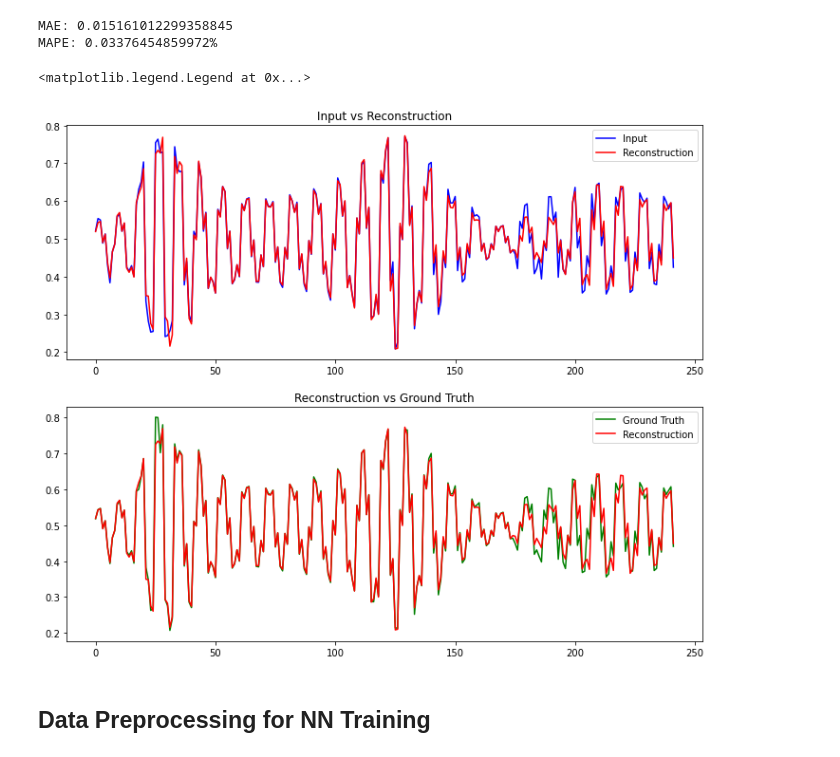
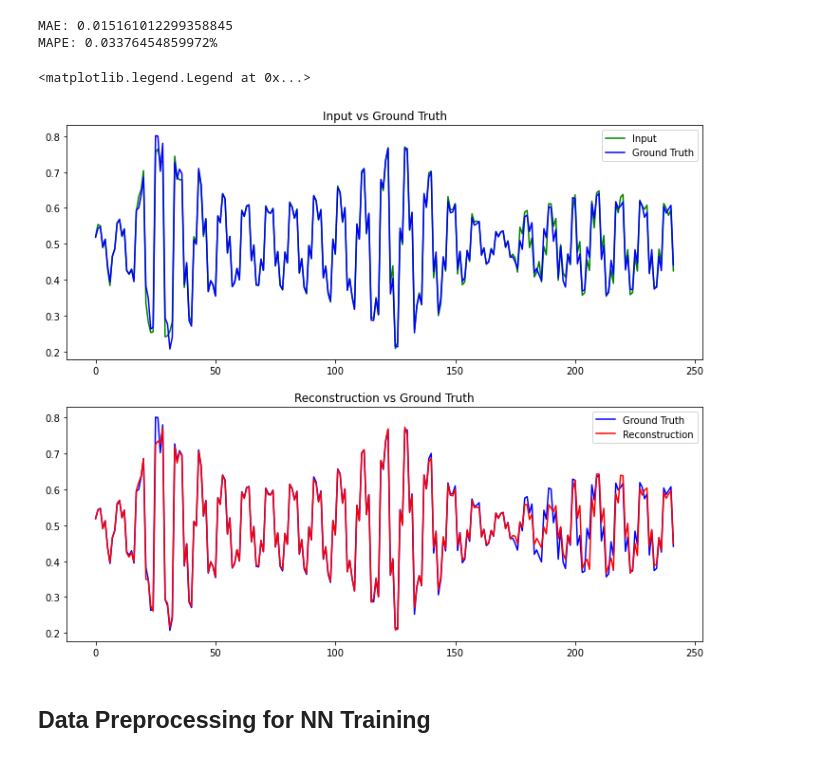
Before and after one commit to chen-xin-94/trelleborg, a Jupyter notebook: scripts/training/V27/Autoencoder.ipynb, the cells around one changed output. Saved outputs shown, nothing was run; the diff lists cells and outputs as text; code cells hidden in the pictures.

Commit message:
autoencoder to eliminate ip1k1 as noise

```diff
--- a/scripts/training/V27/Autoencoder.ipynb
+++ b/scripts/training/V27/Autoencoder.ipynb
@@ -383,8 +383,8 @@ autoencoder.save(os.path.join(SAVED_IN, MODEL_NAME))
 # %% [output]
 INFO:tensorflow:Assets written to: C:\Users\xin\OneDrive - bwstaff\xin\trelleborg\models\V27\autoencoder\autoencoder_baseline\assets
 # %%
-# MODEL_NAME = "autoencoder_baseline"
-# autoencoder = tf.keras.models.load_model(os.path.join(SAVED_IN, MODEL_NAME))
+MODEL_NAME = "autoencoder_baseline"
+autoencoder = tf.keras.models.load_model(os.path.join(SAVED_IN, MODEL_NAME))
 # %%
 # Evaluation after autoencoder
 encoded_imgs = autoencoder.encoder(x_auto_test).numpy()
@@ -407,26 +407,33 @@ print("MAPE: {}%".format(mape))
 # %% [output]
 MAE: 0.015161012299358845
 MAPE: 0.03376454859972%
-# %%
-SAMPLE = 35138
-
-# plot the Error between input and reconstruction as well as reconstruction and ground truth
-fig, (ax1, ax2) = plt.subplots(2,1,figsize=(12,10))
-
-ax1.set_title("Input vs Reconstruction")
-ax1.plot(x_auto_test[SAMPLE], 'b')
-ax1.plot(decoded_imgs[SAMPLE], 'r')
-# ax1.fill_between(np.arange(242), decoded_imgs[SAMPLE], y_auto_test[SAMPLE], color='lightcoral')
-ax1.legend(labels=["Input", "Reconstruction", "Error"])
-
-ax2.set_title("Reconstruction vs Ground Truth")
-ax2.plot(y_auto_test[SAMPLE], 'g')
-ax2.plot(decoded_imgs[SAMPLE], 'r')
-# ax2.fill_between(np.arange(242), decoded_imgs[SAMPLE], y_auto_test[SAMPLE], color='lightcoral')
-ax2.legend(labels=["Ground Truth", "Reconstruction", "Error"])
-# %% [output]
-<matplotlib.legend.Legend at 0x...>
-[figure, removed]
+# %%
+SAMPLE = 35138
+
+# plot the Error between input and reconstruction as well as reconstruction and ground truth
+fig, (ax1, ax2) = plt.subplots(2,1,figsize=(12,10))
+
+
+ax1.set_title("Input vs Ground Truth")
+ax1.plot(x_auto_test[SAMPLE], 'g')
+ax1.plot(y_auto_test[SAMPLE], 'b')
+# ax1.fill_between(np.arange(242), decoded_imgs[SAMPLE], y_auto_test[SAMPLE], color='lightcoral')
+ax1.legend(labels=["Input", "Ground Truth", "Error"])
+
+# ax1.set_title("Input vs Reconstruction")
+# ax1.plot(x_auto_test[SAMPLE], 'g')
+# ax1.plot(decoded_imgs[SAMPLE], 'r')
+# # ax1.fill_between(np.arange(242), decoded_imgs[SAMPLE], y_auto_test[SAMPLE], color='lightcoral')
+# ax1.legend(labels=["Input", "Reconstruction", "Error"])
+
+ax2.set_title("Reconstruction vs Ground Truth")
+ax2.plot(y_auto_test[SAMPLE], 'b')
+ax2.plot(decoded_imgs[SAMPLE], 'r')
+# ax2.fill_between(np.arange(242), decoded_imgs[SAMPLE], y_auto_test[SAMPLE], color='lightcoral')
+ax2.legend(labels=["Ground Truth", "Reconstruction", "Error"])
+# %% [output]
+<matplotlib.legend.Legend at 0x...>
+[figure, added]
 # %% [markdown]
 ## Data Preprocessing for NN Training
 # %% [markdown]
```
Also changed, not shown: 2 other files.
